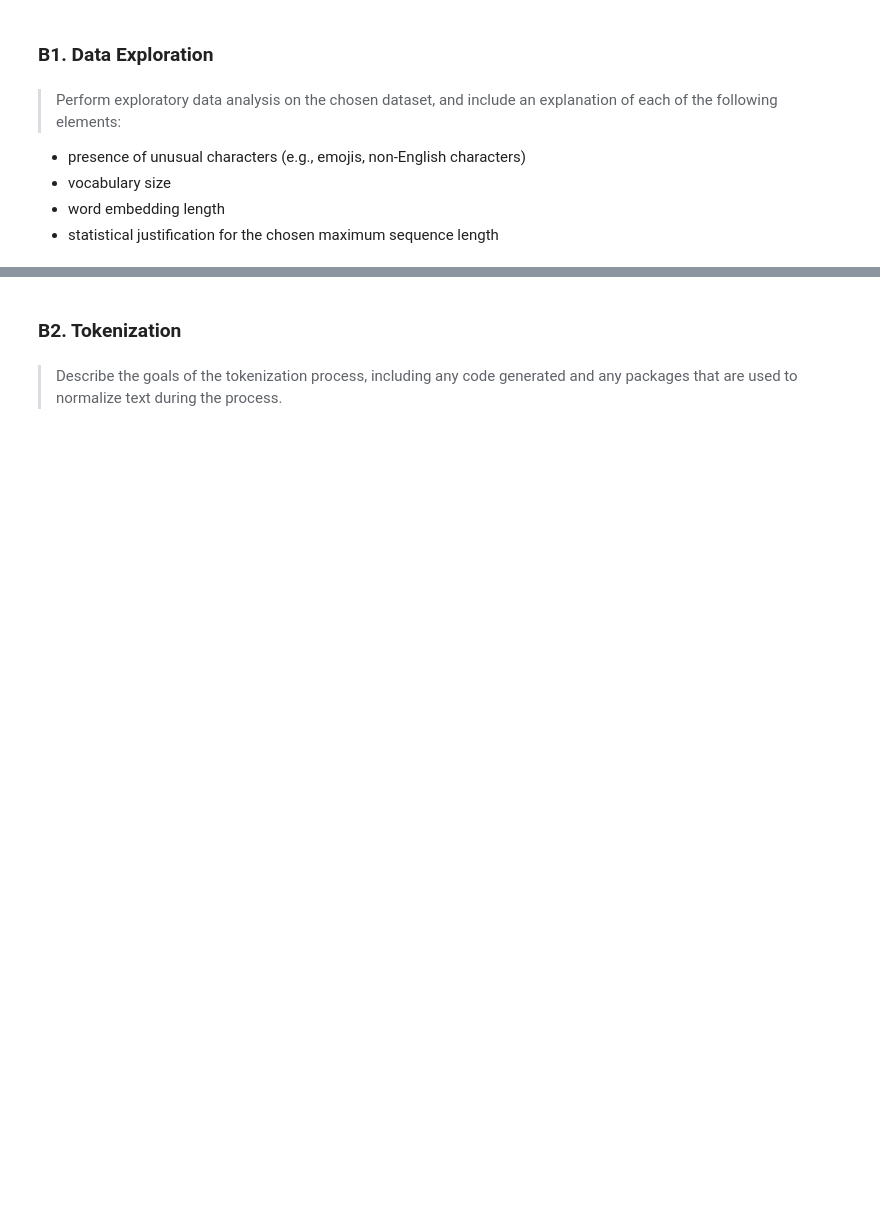
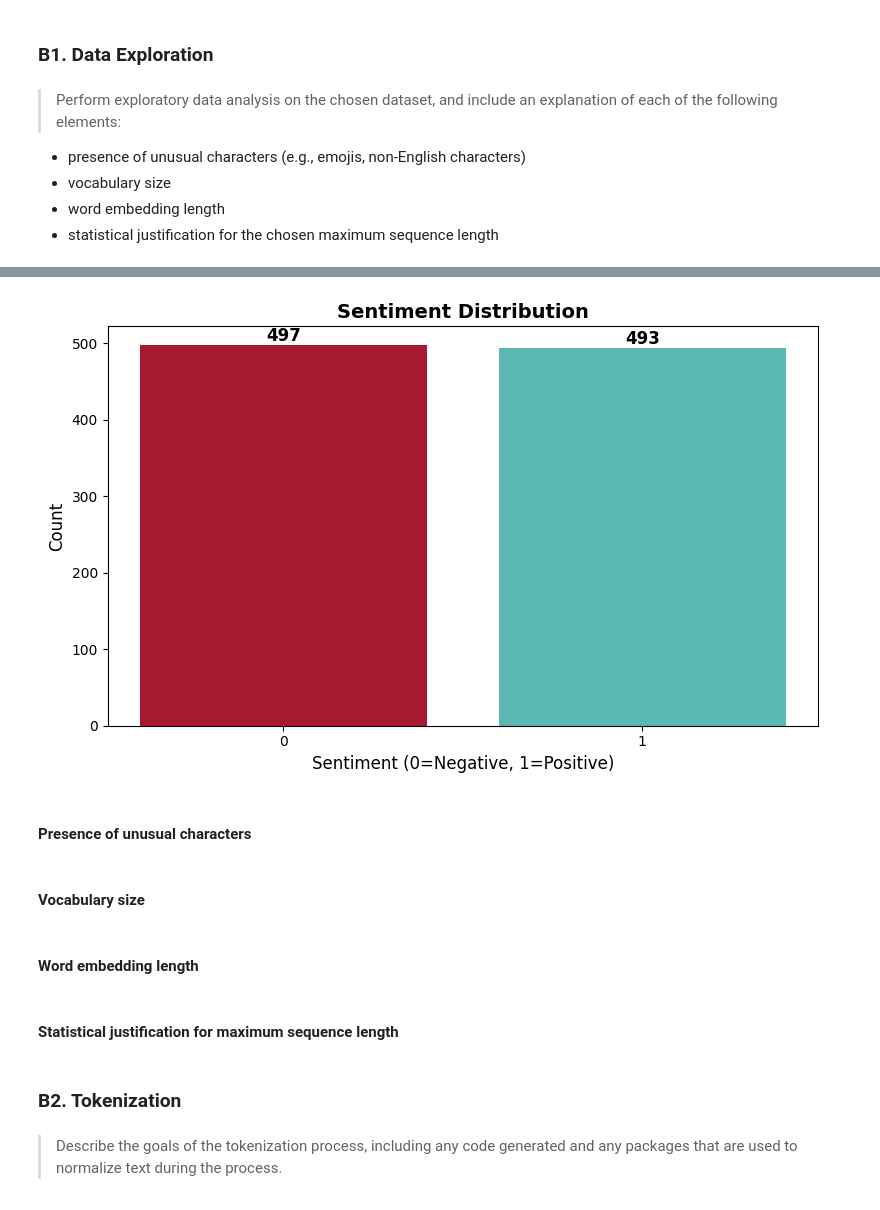
Before and after one commit to smmurdock/Neural-Network-Sentiment-Analysis, a Jupyter notebook: d604_task_2.ipynb, the cells around one changed output, grey strips where cells are left out. Drawn from its saved outputs; the diff is of its cells as text; code cells hidden in the pictures; blank space fills up the shorter version.

```diff
--- a/d604_task_2.ipynb
+++ b/d604_task_2.ipynb
@@ -56,0 +66,6 @@ LSTMs are a type of Recurrent Neural Network (RNN) specifically designed to hand
+# %%
+# Load the data
+df = pd.read_csv('amazon_cells_labelled.txt',
+                 sep='\t',
+                 header=None,
+                 names=['review', 'sentiment'])
@@ -56,0 +138,7 @@ LSTMs are a type of Recurrent Neural Network (RNN) specifically designed to hand
+# %%
+# Remove exact duplicates, keeping the first occurrence
+df_clean = df.drop_duplicates(keep='first')
+
+print(f"Original dataset: {len(df)} rows")
+print(f"After removing duplicates: {len(df_clean)} rows")
+print(f"Duplicates removed: {len(df) - len(df_clean)}")
@@ -57,3 +176,32 @@ LSTMs are a type of Recurrent Neural Network (RNN) specifically designed to hand
+# %%
+# Visualize class balance
+plt.figure(figsize=(8, 5))
+sentiment_counts = df_clean['sentiment'].value_counts()
+bars = plt.bar(sentiment_counts.index, sentiment_counts.values, color=['#A6192E', '#5CB8B2'])
+
+# Add value labels on top of each bar
+for bar in bars:
+    height = bar.get_height()
+    plt.text(bar.get_x() + bar.get_width()/2., height,
+             f'{int(height)}',
+             ha='center', va='bottom', fontsize=12, fontweight='bold')
+
+plt.title('Sentiment Distribution', fontsize=14, fontweight='bold')
+plt.xlabel('Sentiment (0=Negative, 1=Positive)', fontsize=12)
+plt.ylabel('Count', fontsize=12)
+plt.xticks([0, 1])
+plt.tight_layout()
+plt.show()
+# %% [output]
+[figure, added]
+# %% [markdown]
+#### Presence of unusual characters
+# %% [markdown]
+#### Vocabulary size
+# %% [markdown]
+#### Word embedding length
+# %% [markdown]
+#### Statistical justification for maximum sequence length
 # %% [markdown]
 ### B2. Tokenization
 # %% [markdown]
```
Also changed, not shown: parts of 11 cells of this notebook.
